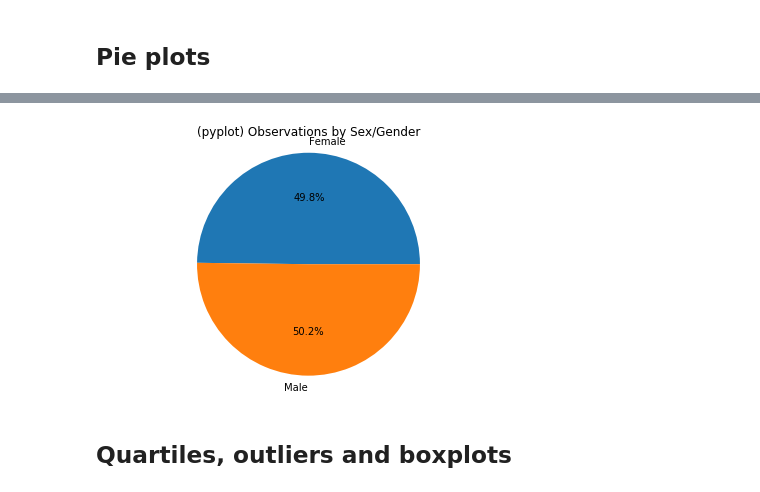
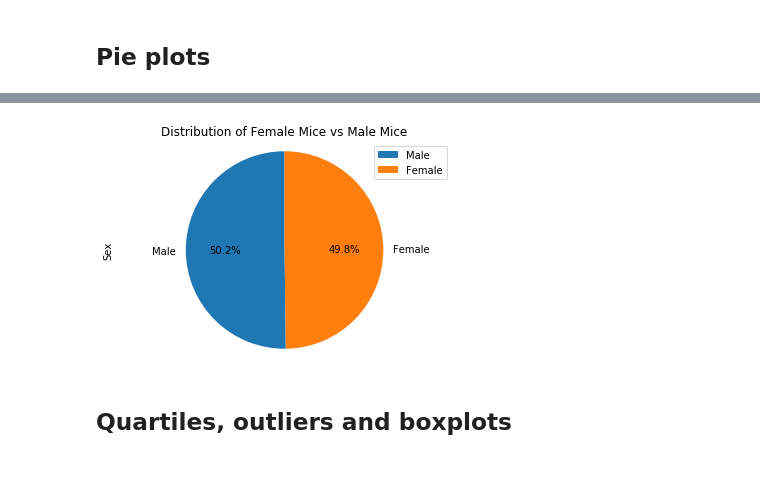
Before and after one commit to Vikash84/vk_Matplotlib-Pymaceuticals, a Jupyter notebook: pymaceuticals_starter_vk.ipynb, the cells around one changed output, grey strips where cells are left out. Saved outputs shown, nothing was run; the diff lists cells and outputs as text; code cells hidden in the pictures.

```diff
--- a/pymaceuticals_starter_vk.ipynb
+++ b/pymaceuticals_starter_vk.ipynb
@@ -130,0 +150,18 @@ plt.show()
+# %%
+# Drop duplicates of mice id to get unique data
+gender_mice = combined_df.drop_duplicates("Mouse ID")
+
+# Get number counts for male and female mice
+gender_mice = gender_mice["Sex"].value_counts()
+
+# Generate a pie plot showing the distribution of female versus male mice using pandas
+gender_mice.plot(kind="pie", autopct = "%1.1f%%", startangle = 90, title = "Distribution of Female Mice vs Male Mice")
+
+# Set the pie figure to equal
+plt.axis("equal")
+
+# Set the legend
+plt.legend(loc = "upper right")
+
+# Show the plot
+plt.show()
@@ -131,18 +170,25 @@ plt.show()
 # %%
+# Set data labels
+labels = ["Male", "Female"]
+
 # Generate a pie plot showing the distribution of female versus male mice using pyplot
+plt.pie(gender_mice, labels = labels, autopct = "%1.1f%%", startangle = 90)
 
-Cnt_by_Sex_df = combined_data_df.groupby('Sex')['Mouse ID'].nunique()
-#Reset Index
-Cnt_by_Sex_df = Cnt_by_Sex_df.reset_index()
-plt.close
-patches = plt.pie(Cnt_by_Sex_df['Mouse ID'],labels=Cnt_by_Sex_df['Sex'],autopct='%1.1f%%'
+# Set the title
+plt.title("Distribution of Female Mice vs Male Mice")
 
-       )
-plt.title("(pyplot) Observations by Sex/Gender")
-plt.axis('equal')
-plt.tight_layout()
+# Set the y axis label
+plt.ylabel("Sex")
+
+# Set the pie figure to equal
+plt.axis("equal")
+
+# Set the legend
+plt.legend(loc = "upper right")
+
+# Show the plot
 plt.show()
 # %% [output]
-[figure, old version]
+[figure, new version]
 # %% [markdown]
 ## Quartiles, outliers and boxplots
```
Also changed, not shown: parts of 31 cells of this notebook, 1 other file.
